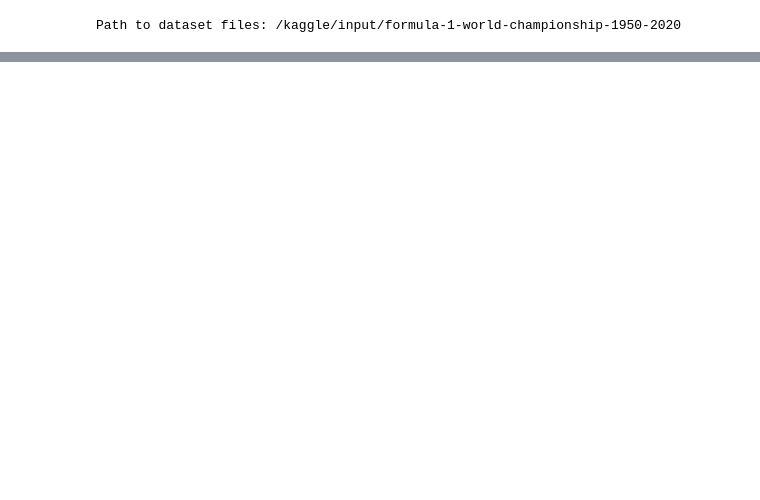
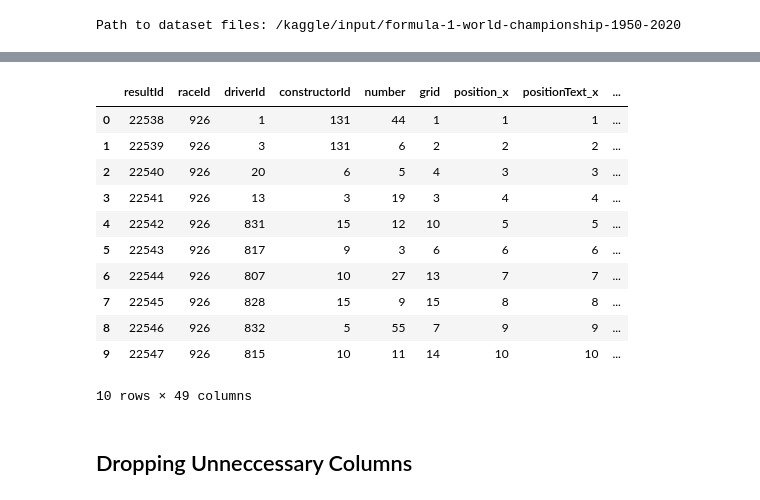
Before and after one commit to Rajveermathur/F1_Hackathon, a Jupyter notebook: f1-hackathon.ipynb, the cells around one changed output, grey strips where cells are left out. Saved outputs shown, nothing was run; the diff lists cells and outputs as text; code cells hidden in the pictures; blank space fills up the shorter version.

```diff
--- a/f1-hackathon.ipynb
+++ b/f1-hackathon.ipynb
@@ -82,0 +67,4 @@ df123456789 = pd.merge(df12345678, df9, on=['raceId', 'driverId'], how='left')
+# %%
+df12_real = df12[df12['year']>=2015]
+print(df12_real.shape)
+df12_real.head()
@@ -82,0 +82,4 @@ df123456789 = pd.merge(df12345678, df9, on=['raceId', 'driverId'], how='left')
+# %%
+df124 = pd.merge(df12_real, df4, on='circuitId', how='left')
+print(df124.shape)
+df124.head()
@@ -82,0 +107,4 @@ df123456789 = pd.merge(df12345678, df9, on=['raceId', 'driverId'], how='left')
+# %%
+df1245 = pd.merge(df124, df5, on='statusId', how='left')
+print(df1245.shape)
+df1245.head()
@@ -82,0 +120,4 @@ df123456789 = pd.merge(df12345678, df9, on=['raceId', 'driverId'], how='left')
+# %%
+df12456 = pd.merge(df1245, df6, on=['raceId', 'constructorId'], how='left')
+print(df12456.shape)
+df12456.head()
@@ -82,0 +146,17 @@ df123456789 = pd.merge(df12345678, df9, on=['raceId', 'driverId'], how='left')
+# %%
+df12456[df12456['raceId']==926].head(10)
+# %% [output]
+|  | resultId | raceId | driverId | constructorId | number | grid | position_x | positionText_x | ... |
+| 0 | 22538 | 926 | 1 | 131 | 44 | 1 | 1 | 1 | ... |
+| 1 | 22539 | 926 | 3 | 131 | 6 | 2 | 2 | 2 | ... |
+| 2 | 22540 | 926 | 20 | 6 | 5 | 4 | 3 | 3 | ... |
+| 3 | 22541 | 926 | 13 | 3 | 19 | 3 | 4 | 4 | ... |
+| 4 | 22542 | 926 | 831 | 15 | 12 | 10 | 5 | 5 | ... |
+| 5 | 22543 | 926 | 817 | 9 | 3 | 6 | 6 | 6 | ... |
+| 6 | 22544 | 926 | 807 | 10 | 27 | 13 | 7 | 7 | ... |
+| 7 | 22545 | 926 | 828 | 15 | 9 | 15 | 8 | 8 | ... |
+| 8 | 22546 | 926 | 832 | 5 | 55 | 7 | 9 | 9 | ... |
+| 9 | 22547 | 926 | 815 | 10 | 11 | 14 | 10 | 10 | ... |
+10 rows × 49 columns
+# %% [markdown]
+## Dropping Unneccessary Columns
```
Also changed, not shown: parts of 26 cells of this notebook.
